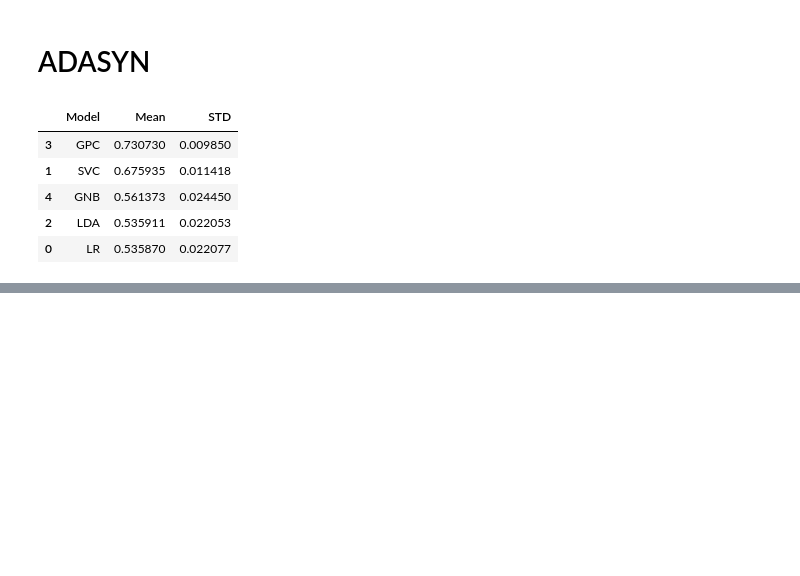
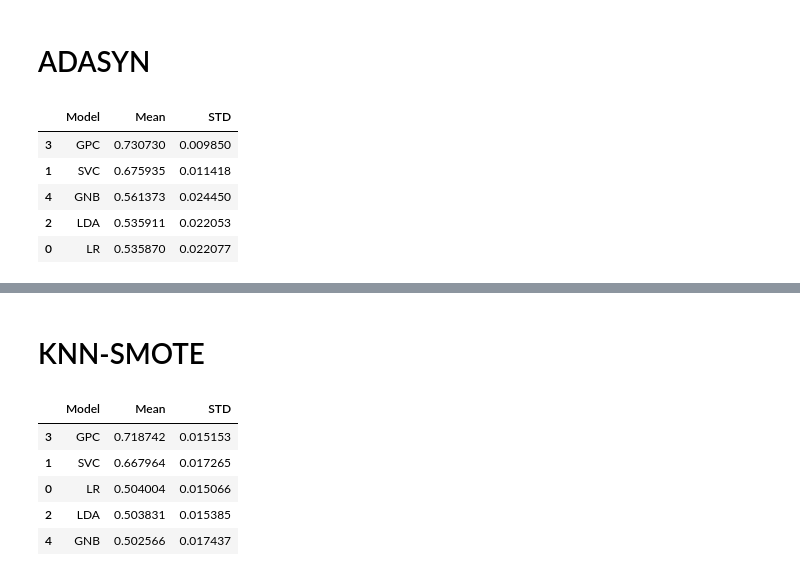
Before and after one commit to MaukanMir/Water-Quality-Classification, a Jupyter notebook: training.ipynb, the cells around one changed output, grey strips where cells are left out. Saved outputs shown, nothing was run; the diff lists cells and outputs as text; code cells hidden in the pictures; blank space fills up the shorter version.

Commit message:
added new models

```diff
--- a/training.ipynb
+++ b/training.ipynb
@@ -359,0 +366,15 @@ testing_selected_models(names, models, X_ada, y_ada)
+# %% [markdown]
+# KNN-SMOTE
+# %%
+X_knn, y_knn = get_over_sampling_methods(X, y, "KNN-SMOTE")
+# %%
+names = ['LR', 'SVC', 'LDA', 'GPC', 'GNB']
+models = get_selected_models(names)
+testing_selected_models(names, models, X_knn, y_knn)
+# %% [output]
+|  | Model | Mean | STD |
+| 3 | GPC | 0.718742 | 0.015153 |
+| 1 | SVC | 0.667964 | 0.017265 |
+| 0 | LR | 0.504004 | 0.015066 |
+| 2 | LDA | 0.503831 | 0.015385 |
+| 4 | GNB | 0.502566 | 0.017437 |
```
Also changed, not shown: parts of 2 cells of this notebook.
